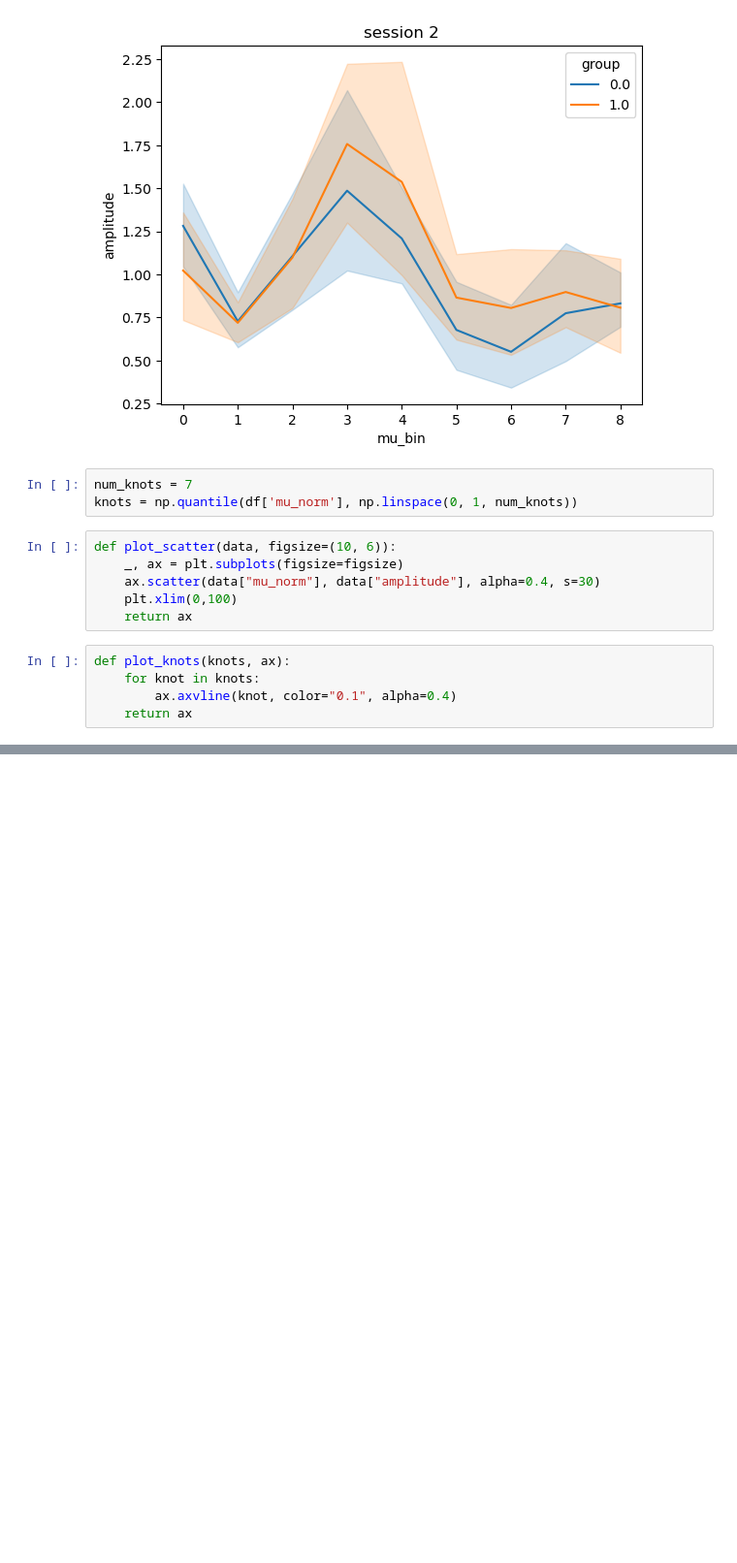
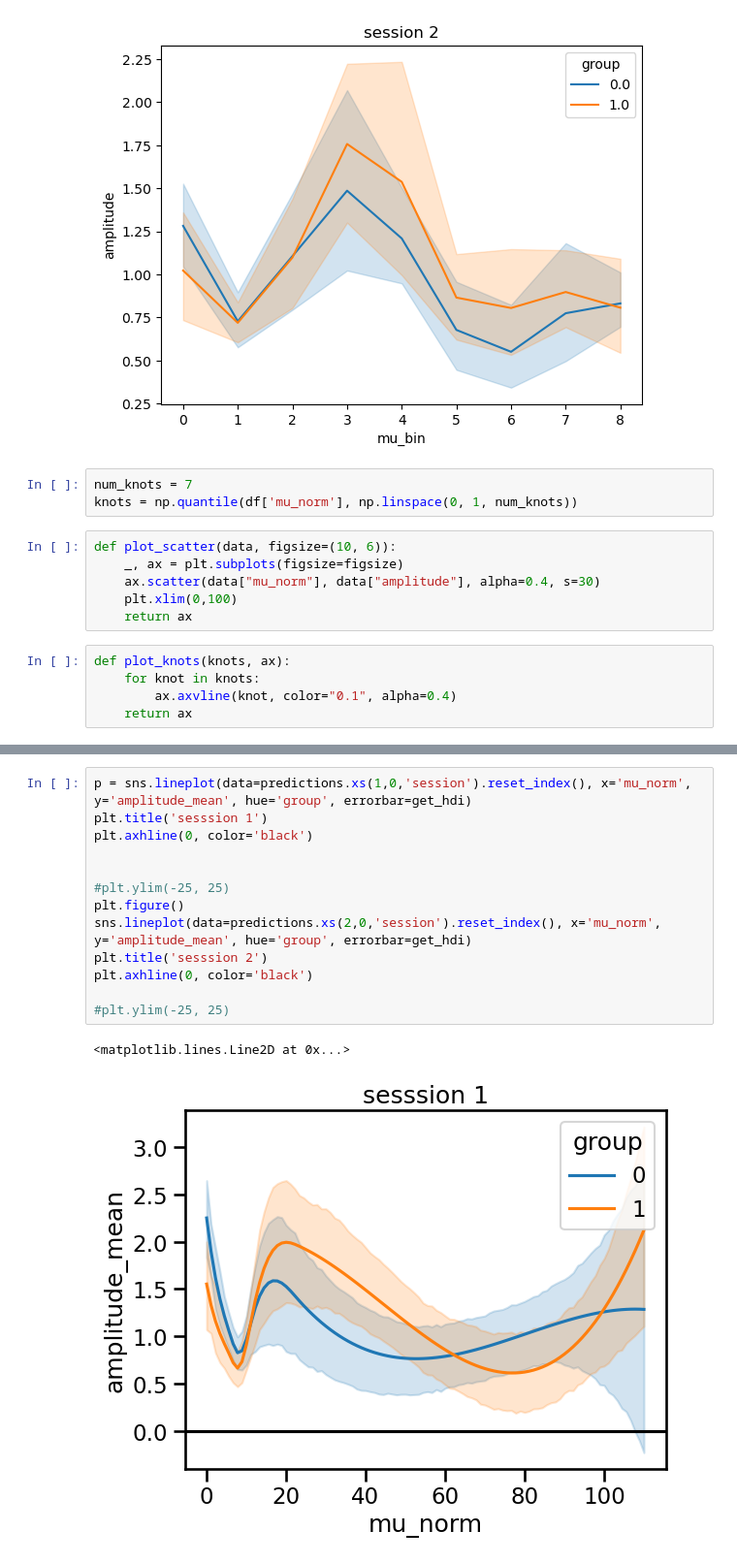
Before and after one commit to Gilles86/stress_risk, a Jupyter notebook: stress_risk/analyse_results/encoding_params_modeling.ipynb, the cells around one changed output, grey strips where cells are left out. Shown: that part at 97% size. Cells and saved outputs as stored; diff of their text form; blank space fills up the shorter version.

```diff
--- a/stress_risk/analyse_results/encoding_params_modeling.ipynb
+++ b/stress_risk/analyse_results/encoding_params_modeling.ipynb
@@ -207,0 +151,16 @@ Coordinates:
+# %%
+p = sns.lineplot(data=predictions.xs(1,0,'session').reset_index(), x='mu_norm', y='amplitude_mean', hue='group', errorbar=get_hdi)
+plt.title('sesssion 1')
+plt.axhline(0, color='black')
+
+
+#plt.ylim(-25, 25)
+plt.figure()
+sns.lineplot(data=predictions.xs(2,0,'session').reset_index(), x='mu_norm', y='amplitude_mean', hue='group', errorbar=get_hdi)
+plt.title('sesssion 2')
+plt.axhline(0, color='black')
+
+#plt.ylim(-25, 25)
+# %% [output]
+<matplotlib.lines.Line2D at 0x...>
+[figure, added]
```
Also changed, not shown: parts of 29 cells of this notebook, 11 other files.
